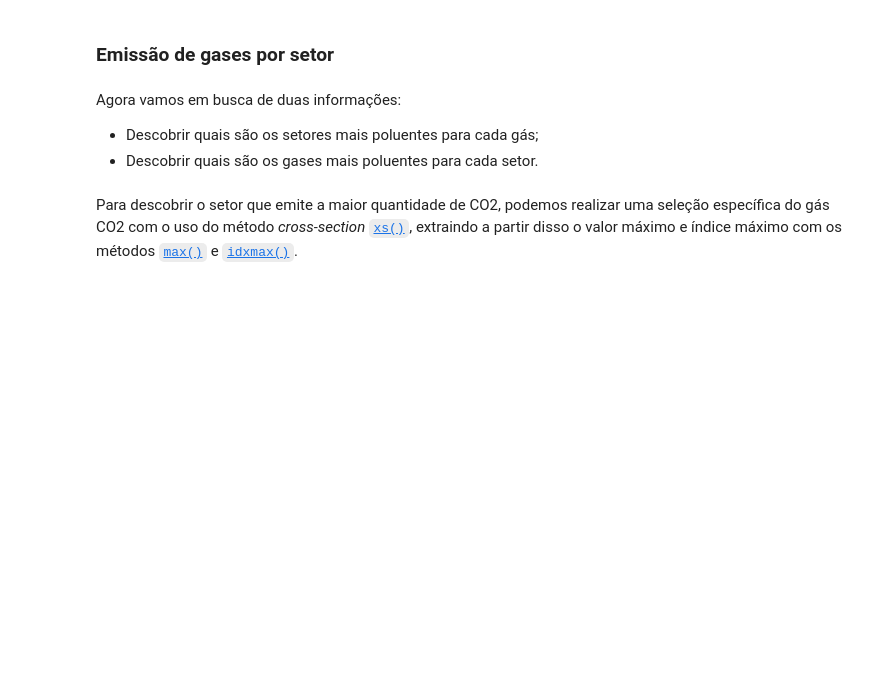
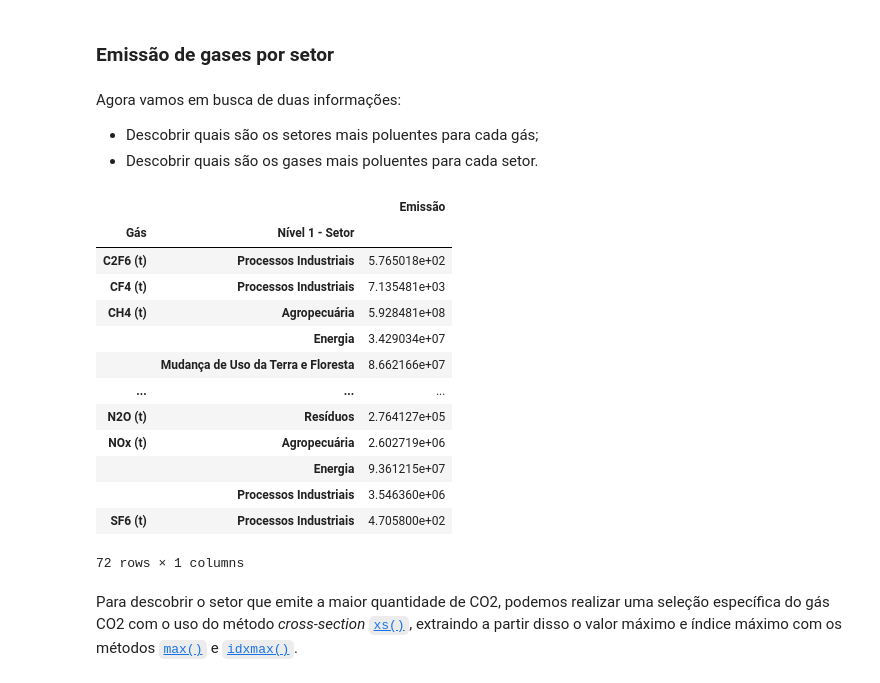
Before and after one commit to profmatheuspassos/curso-alura-pandas-selecionando-agrupando-dados, a Jupyter notebook: pandas_selecao_e_agrupamento.ipynb, the cells around one changed output. Cells and saved outputs as stored; diff of their text form; code cells hidden in the pictures; blank space fills up the shorter version.

```diff
--- a/pandas_selecao_e_agrupamento.ipynb
+++ b/pandas_selecao_e_agrupamento.ipynb
@@ -604,5 +604,24 @@ Agora vamos em busca de duas informações:
 
 - Descobrir quais são os setores mais poluentes para cada gás;
 - Descobrir quais são os gases mais poluentes para cada setor.
+# %%
+gas_por_setor = emissoes_por_ano.groupby(["Gás", "Nível 1 - Setor"])[["Emissão"]].sum()
+gas_por_setor
+# Este é um Dataframe "MultiIndex"
+# %% [output]
+|  |  | Emissão |
+| Gás | Nível 1 - Setor |  |
+| C2F6 (t) | Processos Industriais | 5.765018e+02 |
+| CF4 (t) | Processos Industriais | 7.135481e+03 |
+| CH4 (t) | Agropecuária | 5.928481e+08 |
+|  | Energia | 3.429034e+07 |
+|  | Mudança de Uso da Terra e Floresta | 8.662166e+07 |
+| ... | ... | ... |
+| N2O (t) | Resíduos | 2.764127e+05 |
+| NOx (t) | Agropecuária | 2.602719e+06 |
+|  | Energia | 9.361215e+07 |
+|  | Processos Industriais | 3.546360e+06 |
+| SF6 (t) | Processos Industriais | 4.705800e+02 |
+72 rows × 1 columns
 # %% [markdown]
 Para descobrir o setor que emite a maior quantidade de CO2, podemos realizar uma seleção específica do gás CO2 com o uso do método *cross-section* [`xs()`](https://pandas.pydata.org/docs/reference/api/pandas.DataFrame.xs.html), extraindo a partir disso o valor máximo e índice máximo com os métodos [`max()`](https://pandas.pydata.org/docs/reference/api/pandas.DataFrame.max.html) e [`idxmax()`](https://pandas.pydata.org/docs/reference/api/pandas.DataFrame.idxmax.html?highlight=idxmax#pandas.DataFrame.idxmax).
```
Also changed, not shown: parts of 4 cells of this notebook.
